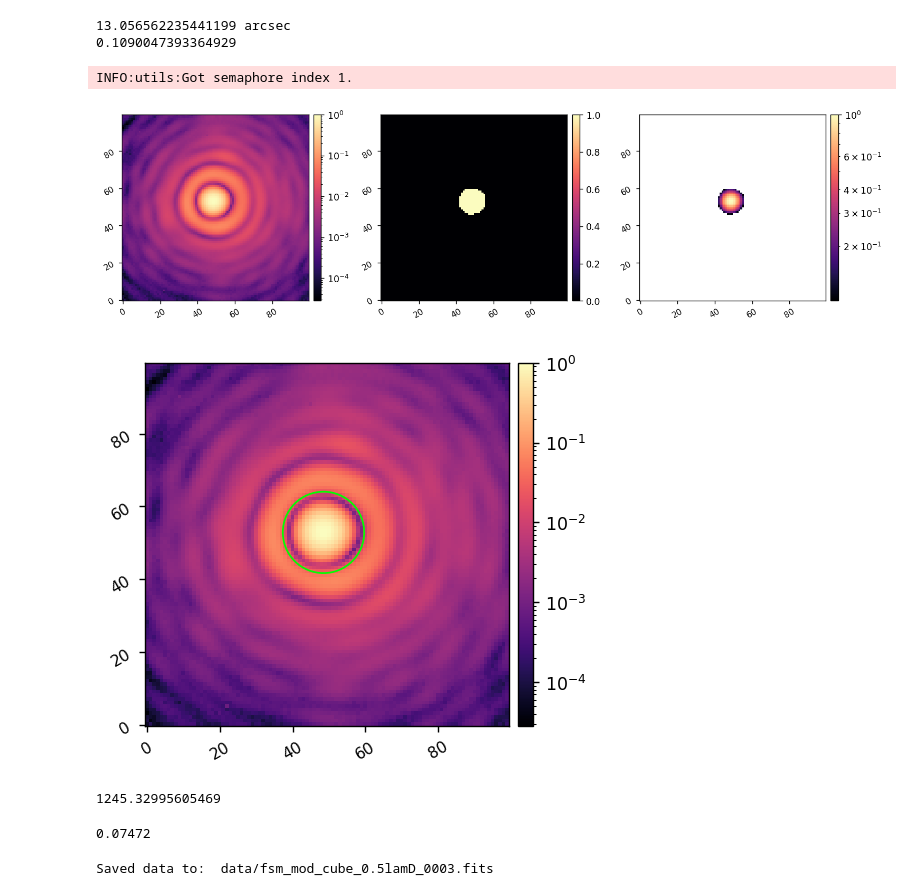
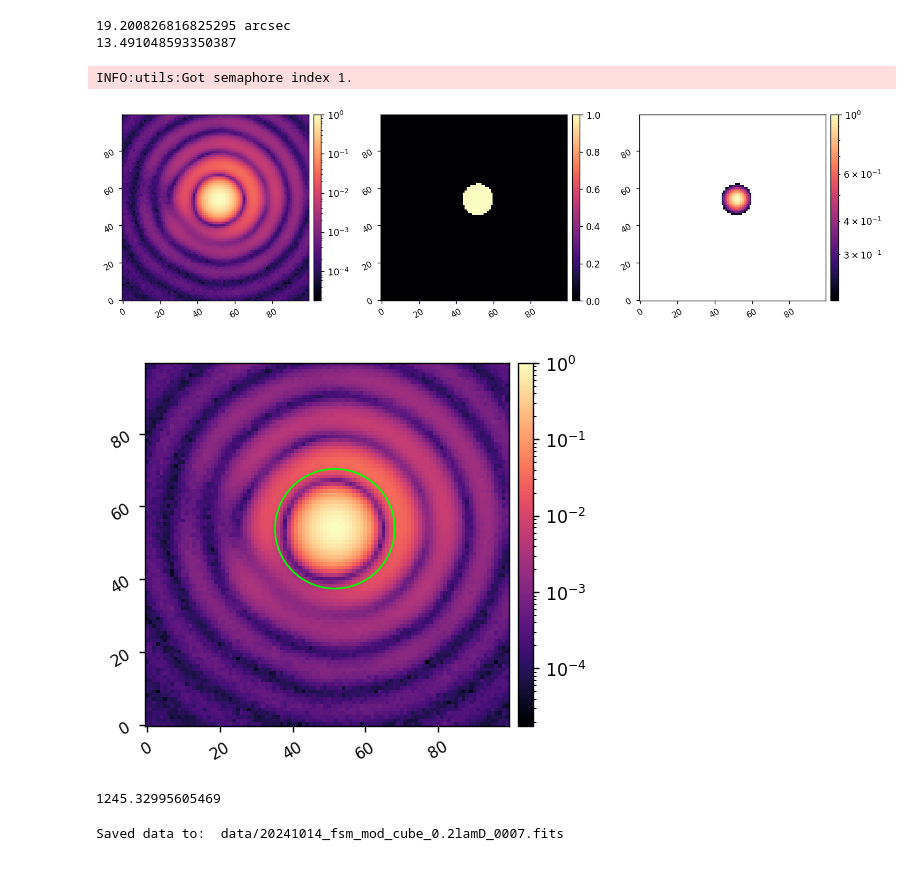
Before and after one commit to nick-lambert/fsm-exps, a Jupyter notebook: fsm_modulation_recording.ipynb, the cells around one changed output. Drawn from its saved outputs; the diff is of its cells as text; code cells hidden in the pictures.

```diff
--- a/fsm_modulation_recording.ipynb
+++ b/fsm_modulation_recording.ipynb
@@ -30,34 +30,34 @@ v_bias = np.array([[50,50,50]]).T
 
 wavelength = 633e-9
 fl = 500e-3
-fsm_pupil_diam = 10e-3
+fsm_pupil_diam = 6.8e-3
 as_per_lamD = (wavelength/fsm_pupil_diam*u.radian).to(u.arcsec)
 print(as_per_lamD)
 
 pxscl_lamD = 3.45e-6 / (fl * wavelength/fsm_pupil_diam)
-print(pxscl_lamD)
+print(1/pxscl_lamD)
 # %% [output]
-13.056562235441199 arcsec
-0.1090047393364929
+19.200826816825295 arcsec
+13.491048593350387
 # %%
 reload(cam_utils)
 cam = cam_utils.CAM('campupil')
 # %%
 npsf = 100
-cam.set_roi(475, 850, npsf, client0)
+cam.set_roi(530, 900, npsf, client0)
 # %%
 cam.set_exptime(0.0001, client0)
 # %%
 cam.Nframes = 1000
 im_bias = cam.snap()
 
 reload(utils)
-cen = utils.centroid(im_bias, thresh=0.1, plot=True)
+cen = utils.centroid(im_bias, thresh=0.2, plot=True)
 imshow1(im_bias, lognorm=True, patches=[Circle(cen, 1.22/pxscl_lamD, fill=False, color='lime')])
 # %% [output]
 INFO:utils:Got semaphore index 1.
-[figure, old version]
+[figure, new version]
-[figure, old version]
+[figure, new version]
 # %%
 fps = client0[f'campupil.fps.current']
 print(fps)
@@ -68,18 +68,14 @@ texp = 3
 cam.Nframes = texp*fps
 # %%
 frames = cam.snap_cube()
-# %%
-frames.size * 2 /1e9
-# %% [output]
-0.07472
 # %%
-freq = 3
+freq = 7
 hdr = {
     'FPS':fps,
 }
-utils.save_fits(f'data/fsm_mod_cube_0.5lamD_{freq:04d}.fits', frames, header=hdr)
+utils.save_fits(f'data/{today}_fsm_mod_cube_0.2lamD_{freq:04d}.fits', frames, header=hdr)
 # %% [output]
-Saved data to:  data/fsm_mod_cube_0.5lamD_0003.fits
+Saved data to:  data/20241014_fsm_mod_cube_0.2lamD_0007.fits
 # %%
 est_pulse_length = fps/freq/2
 est_pulse_length
```
Also changed, not shown: parts of 5 cells of this notebook, 9 other files.
